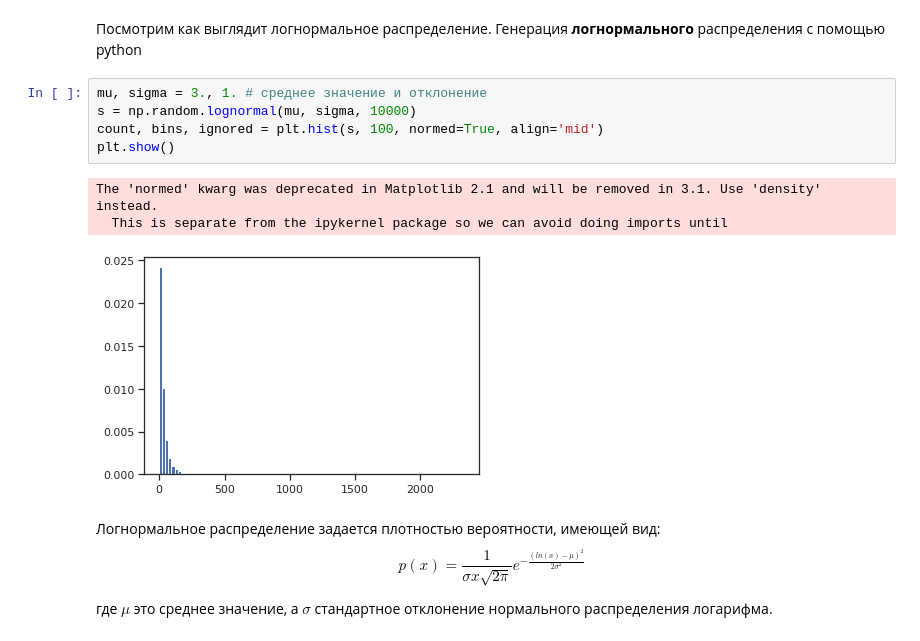
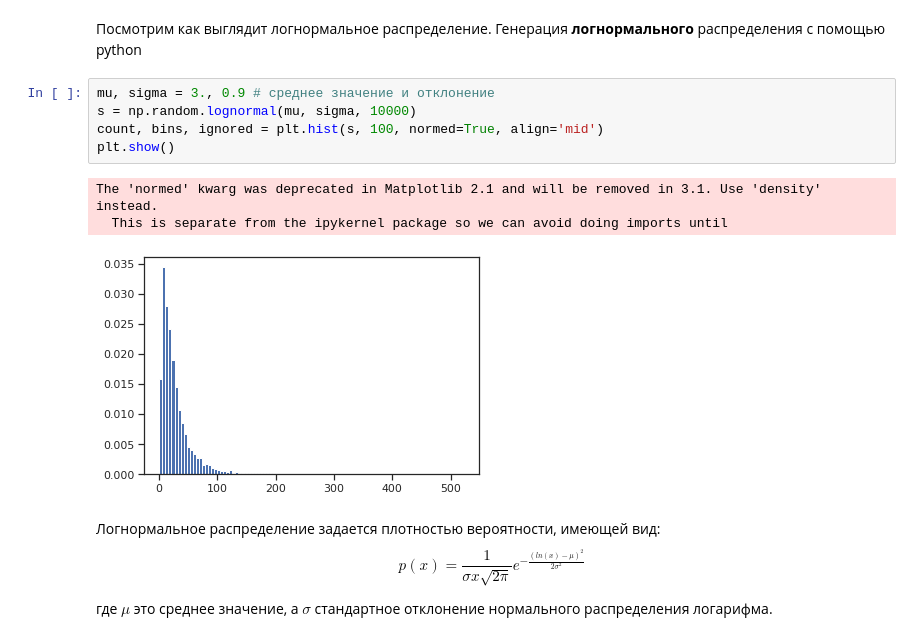
Before and after one commit to yustinaivanova/netology_statistics_february_20, a Jupyter notebook: lecture_2.ipynb, the cells around one changed output. Saved outputs shown, nothing was run; the diff lists cells and outputs as text.

```diff
--- a/lecture_2.ipynb
+++ b/lecture_2.ipynb
@@ -426,14 +428,14 @@ plt.show()
 # %% [markdown]
 Посмотрим как выглядит логнормальное распределение. Генерация **логнормального** распределения с помощью python
 # %%
-mu, sigma = 3., 1. # среднее значение и отклонение
+mu, sigma = 3., 0.9 # среднее значение и отклонение
 s = np.random.lognormal(mu, sigma, 10000)
 count, bins, ignored = plt.hist(s, 100, normed=True, align='mid')
 plt.show()
 # %% [output]
 The 'normed' kwarg was deprecated in Matplotlib 2.1 and will be removed in 3.1. Use 'density' instead.
   This is separate from the ipykernel package so we can avoid doing imports until
-[figure, old version]
+[figure, new version]
 # %% [markdown]
 Логнормальное распределение задается плотностью вероятности, имеющей вид:
 $$p(x)=\frac{1}{\sigma x\sqrt{2\pi }}e^{-\frac{(ln(x)-\mu )^{2}}{2\sigma^{2}}}$$
```
Also changed, not shown: parts of 9 cells of this notebook, 3 other files.
